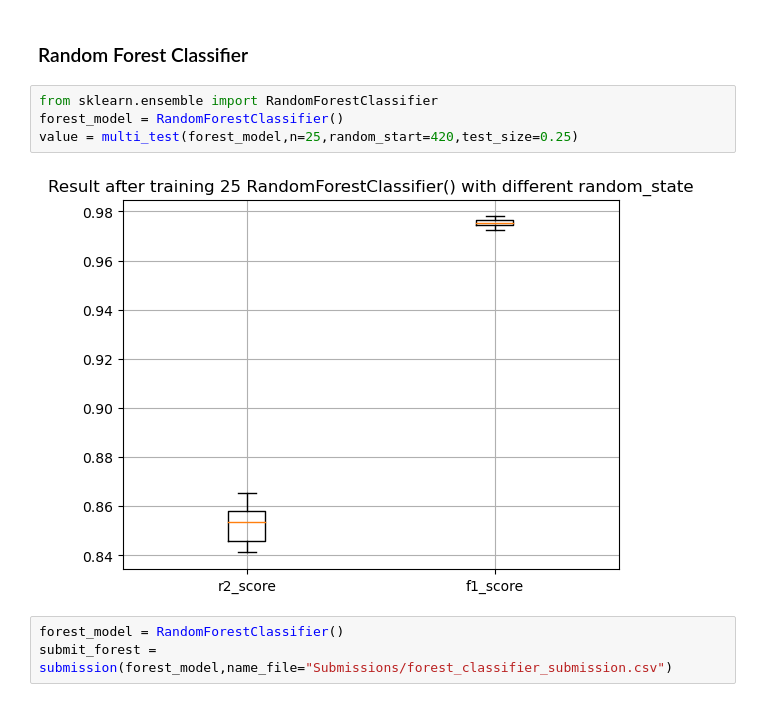
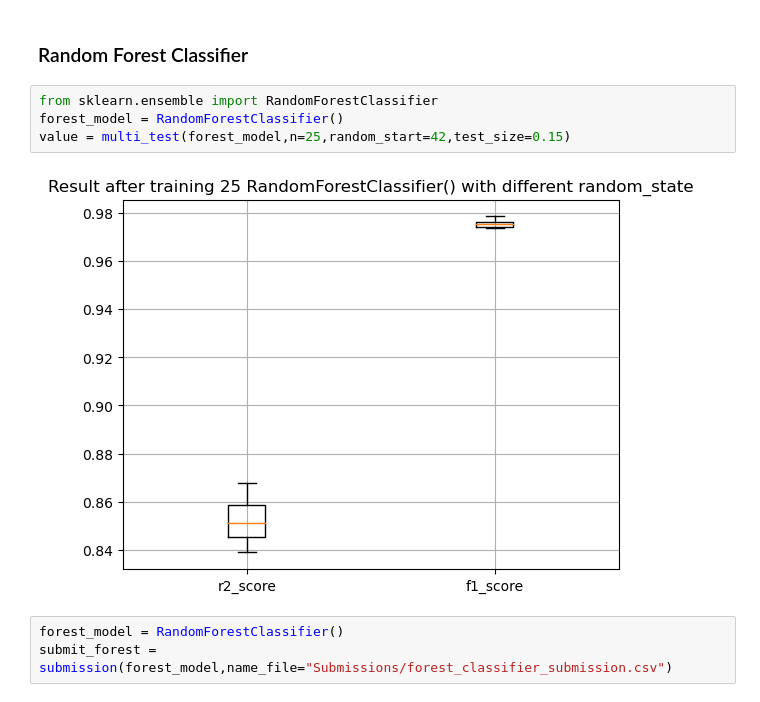
Before and after one commit to AlexPierron/Supervised-Learning, a Jupyter notebook: Classification_Celeste/Testing_Models.ipynb, the cells around one changed output. Saved outputs shown, nothing was run; the diff lists cells and outputs as text.

```diff
--- a/Classification_Celeste/Testing_Models.ipynb
+++ b/Classification_Celeste/Testing_Models.ipynb
@@ -78,9 +77,9 @@ submission(best_model_neighbor,name_file="Submissions/best_neighbor_submission.c
 # %%
 from sklearn.ensemble import RandomForestClassifier
 forest_model = RandomForestClassifier()
-value = multi_test(forest_model,n=25,random_start=420,test_size=0.25)
+value = multi_test(forest_model,n=25,random_start=42,test_size=0.15)
 # %% [output]
-[figure, old version]
+[figure, new version]
 # %%
 forest_model = RandomForestClassifier()
 submit_forest = submission(forest_model,name_file="Submissions/forest_classifier_submission.csv")
```
Also changed, not shown: parts of 6 cells of this notebook, 31 other files.
